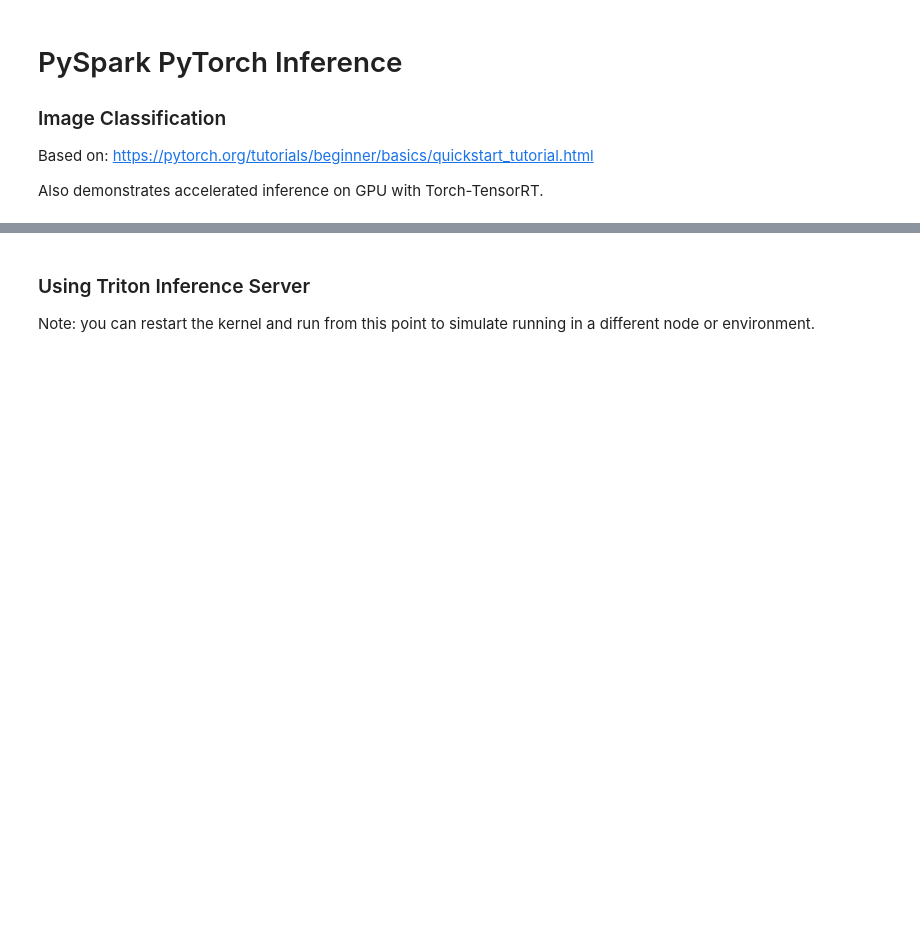
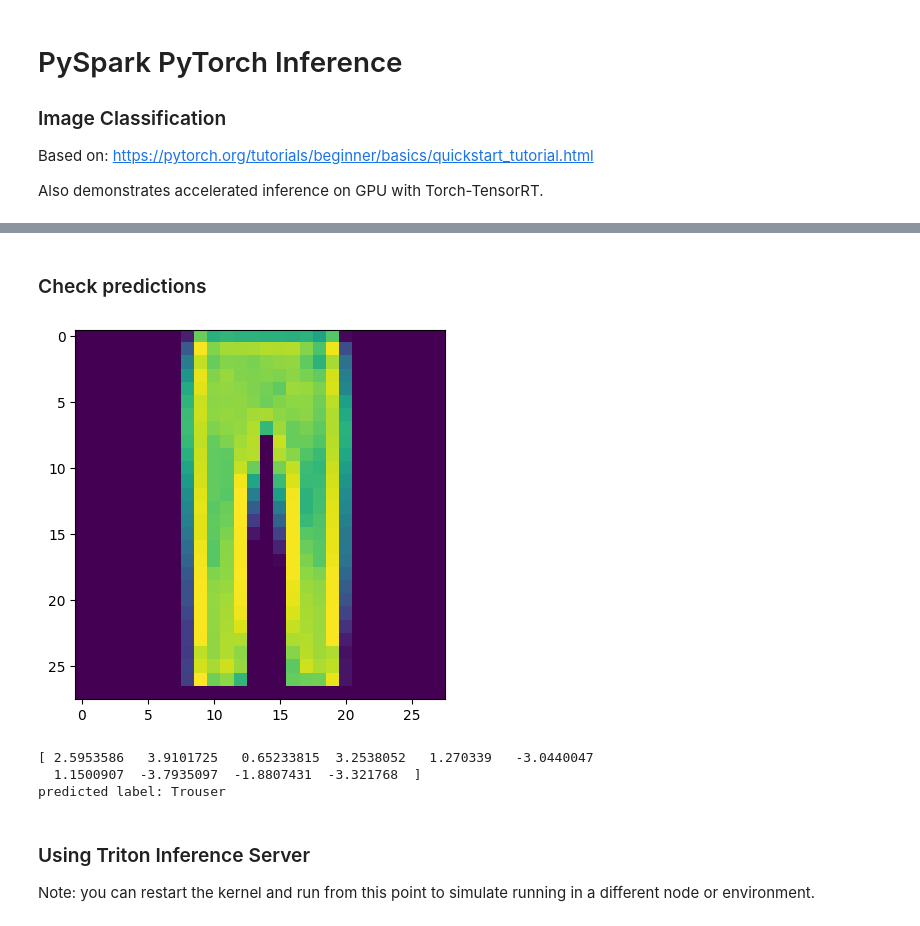
Before and after one commit to YanxuanLiu/spark-rapids-examples, a Jupyter notebook: examples/ML+DL-Examples/Spark-DL/dl_inference/pytorch/triton_torch.ipynb, the cells around one changed output, grey strips where cells are left out. Saved outputs shown, nothing was run; the diff lists cells and outputs as text; code cells hidden in the pictures; blank space fills up the shorter version.

```diff
--- a/examples/ML+DL-Examples/Spark-DL/dl_inference/pytorch/triton_torch.ipynb
+++ b/examples/ML+DL-Examples/Spark-DL/dl_inference/pytorch/triton_torch.ipynb
@@ -7,0 +573,8 @@ Also demonstrates accelerated inference on GPU with Torch-TensorRT.
+# %% [markdown]
+### Check predictions
+# %%
+preds = df.withColumn("preds", mnist(array(*df.columns))).limit(10).toPandas()
+# %%
+sample = preds.iloc[0]
+predictions = sample.preds
+img = sample.drop('preds').to_numpy(dtype=float)
@@ -8,3 +584,18 @@ Also demonstrates accelerated inference on GPU with Torch-TensorRT.
+# %%
+img = np.array(img).reshape(28,28)
+# %%
+plt.figure()
+plt.imshow(img)
+plt.show()
+# %% [output]
+[figure, added]
+# %%
+print(predictions)
+print("predicted label:", classes[np.argmax(predictions)])
+# %% [output]
+[ 2.5953586   3.9101725   0.65233815  3.2538052   1.270339   -3.0440047
+  1.1500907  -3.7935097  -1.8807431  -3.321768  ]
+predicted label: Trouser
 # %% [markdown]
 ### Using Triton Inference Server
 
```
Also changed, not shown: parts of 85 cells of this notebook, 1 other file.
